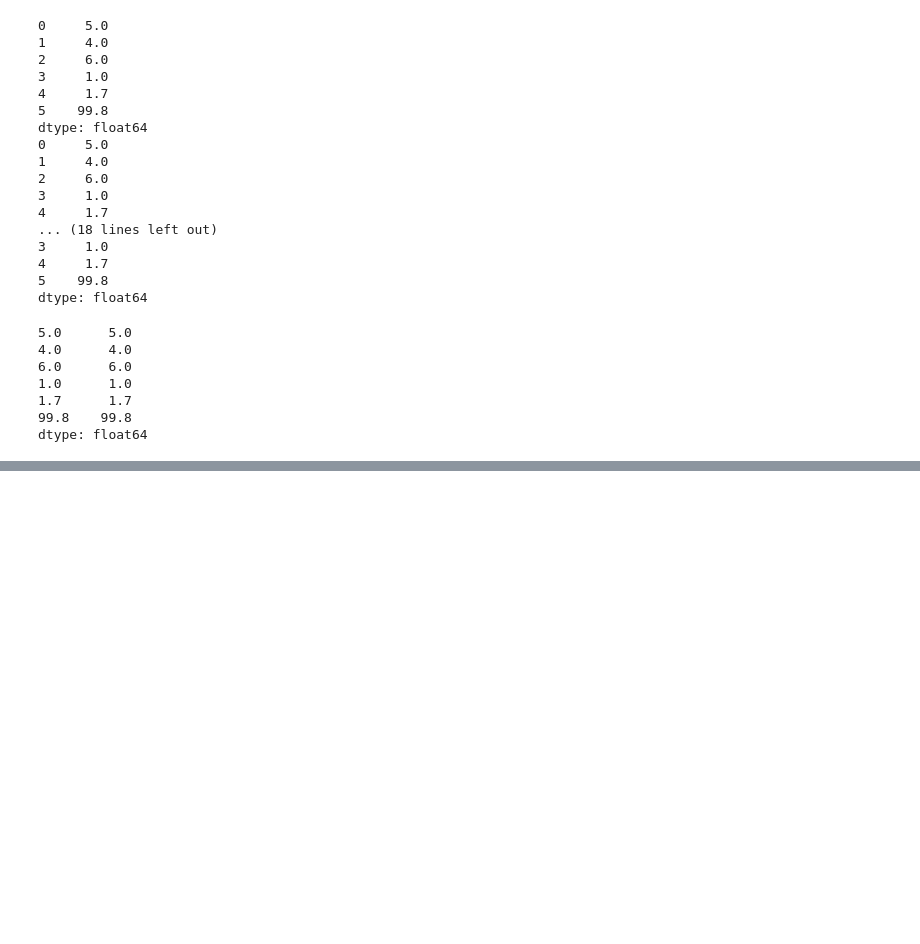
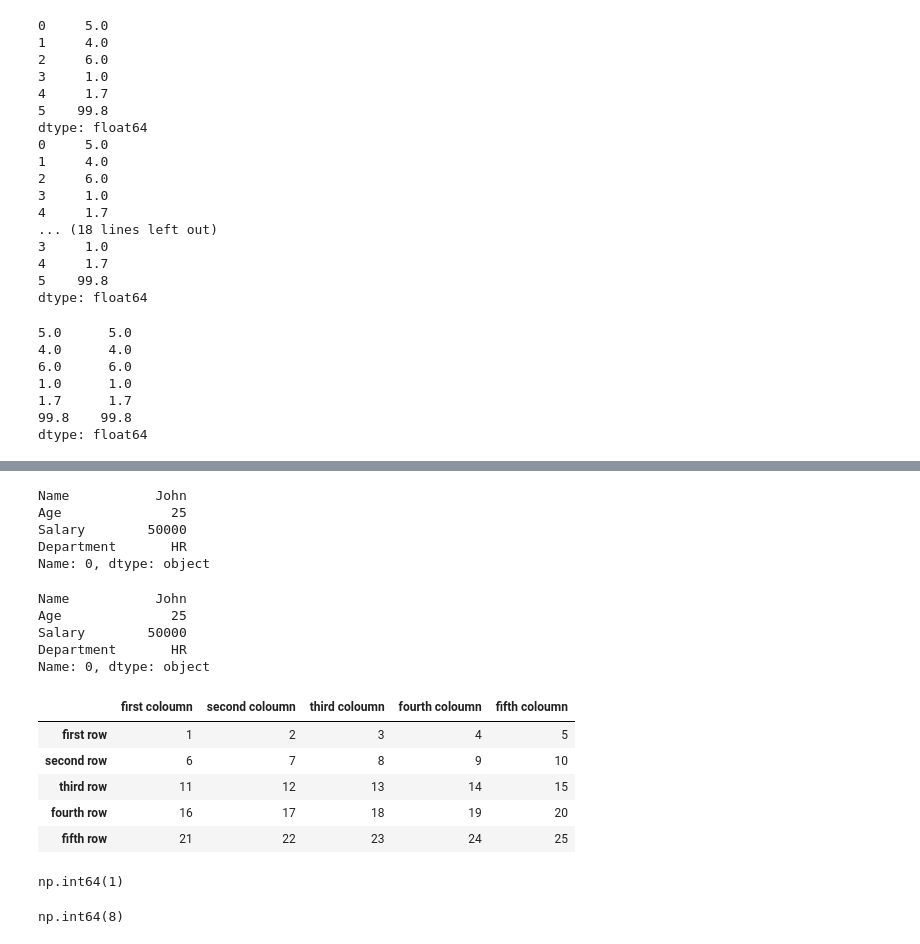
Before and after one commit to MSD-0007/Data-Visualization-4thSem, a Jupyter notebook: Class/3_C23-02-2026.ipynb, the cells around one changed output, grey strips where cells are left out. Saved outputs shown, nothing was run; the diff lists cells and outputs as text; code cells hidden in the pictures; blank space fills up the shorter version.

```diff
--- a/Class/3_C23-02-2026.ipynb
+++ b/Class/3_C23-02-2026.ipynb
@@ -83,0 +282,16 @@ dtype: float64
+# %%
+df3.loc[0] # Accessing first row using loc
+# %% [output]
+Name           John
+Age              25
+Salary        50000
+Department       HR
+Name: 0, dtype: object
+# %%
+df3.iloc[0] # Accessing first row using iloc
+# %% [output]
+Name           John
+Age              25
+Salary        50000
+Department       HR
+Name: 0, dtype: object
@@ -83,0 +301,15 @@ dtype: float64
+# %%
+df4 = pd.DataFrame(np.arange(1,26).reshape(5, 5), index=['first row', 'second row', 'third row', 'fourth row', 'fifth row'],
+                   columns=['first coloumn', 'second coloumn', 'third coloumn', 'fourth coloumn', 'fifth coloumn'])
+df4
+# %% [output]
+|  | first coloumn | second coloumn | third coloumn | fourth coloumn | fifth coloumn |
+| first row | 1 | 2 | 3 | 4 | 5 |
+| second row | 6 | 7 | 8 | 9 | 10 |
+| third row | 11 | 12 | 13 | 14 | 15 |
+| fourth row | 16 | 17 | 18 | 19 | 20 |
+| fifth row | 21 | 22 | 23 | 24 | 25 |
+# %%
+df4.loc["first row", "first coloumn"] # Accessing specific cell using loc
+# %% [output]
+np.int64(1)
@@ -83,0 +318,4 @@ dtype: float64
+# %%
+df4.iloc[1, 2]
+# %% [output]
+np.int64(8)
```
Also changed, not shown: parts of 32 cells of this notebook.
